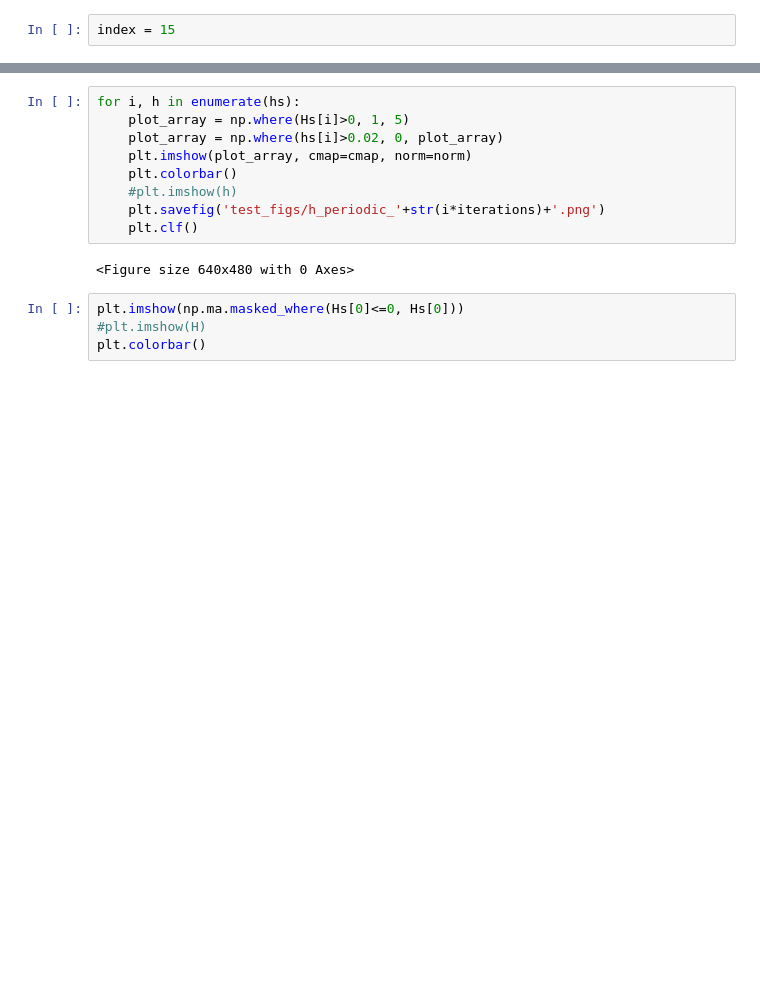
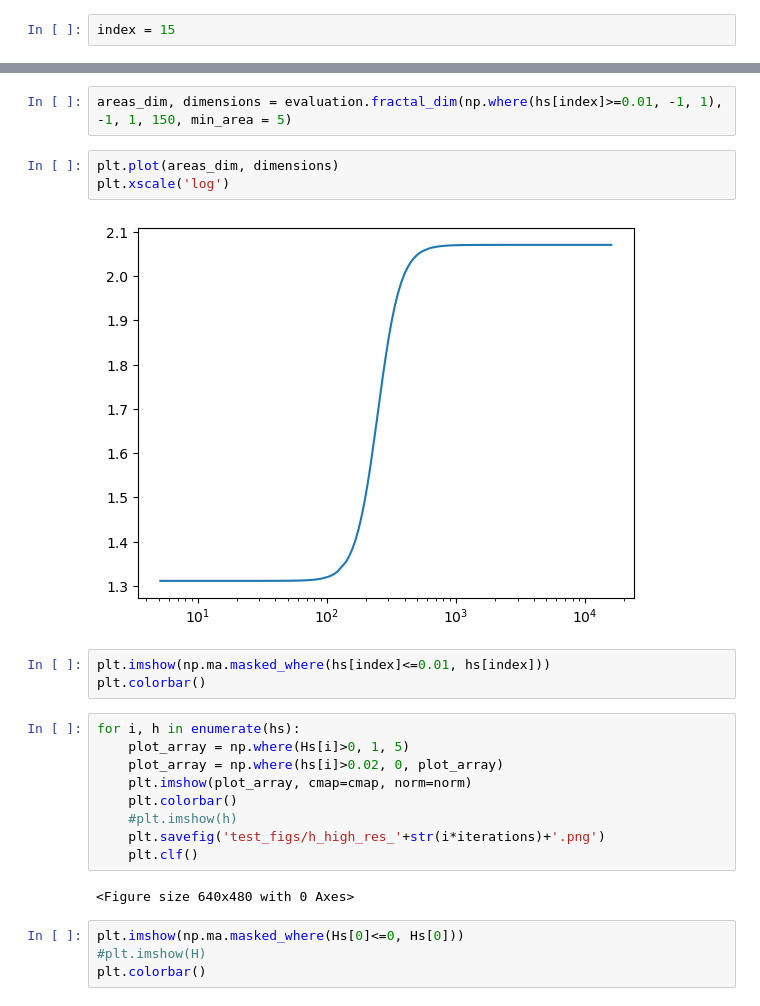
Before and after one commit to PaulHosek/ComplexSystemSimulation, a Jupyter notebook: model_example.ipynb, the cells around one changed output, grey strips where cells are left out. Saved outputs shown, nothing was run; the diff lists cells and outputs as text; blank space fills up the shorter version.

```diff
--- a/model_example.ipynb
+++ b/model_example.ipynb
@@ -107,3 +101,13 @@ plt.colorbar()
+# %%
+areas_dim, dimensions = evaluation.fractal_dim(np.where(hs[index]>=0.01, -1, 1), -1, 1, 150, min_area = 5)
+# %%
+plt.plot(areas_dim, dimensions)
+plt.xscale('log')
+# %% [output]
+[figure, added]
+# %%
+plt.imshow(np.ma.masked_where(hs[index]<=0.01, hs[index]))
+plt.colorbar()
 # %%
 for i, h in enumerate(hs):
     plot_array = np.where(Hs[i]>0, 1, 5)
@@ -111,7 +115,7 @@ for i, h in enumerate(hs):
     plt.imshow(plot_array, cmap=cmap, norm=norm)
     plt.colorbar()
     #plt.imshow(h)
-    plt.savefig('test_figs/h_periodic_'+str(i*iterations)+'.png')
+    plt.savefig('test_figs/h_high_res_'+str(i*iterations)+'.png')
     plt.clf()
 # %% [output]
 <Figure size 640x480 with 0 Axes>
```
Also changed, not shown: parts of 15 cells of this notebook, 1 other file.
